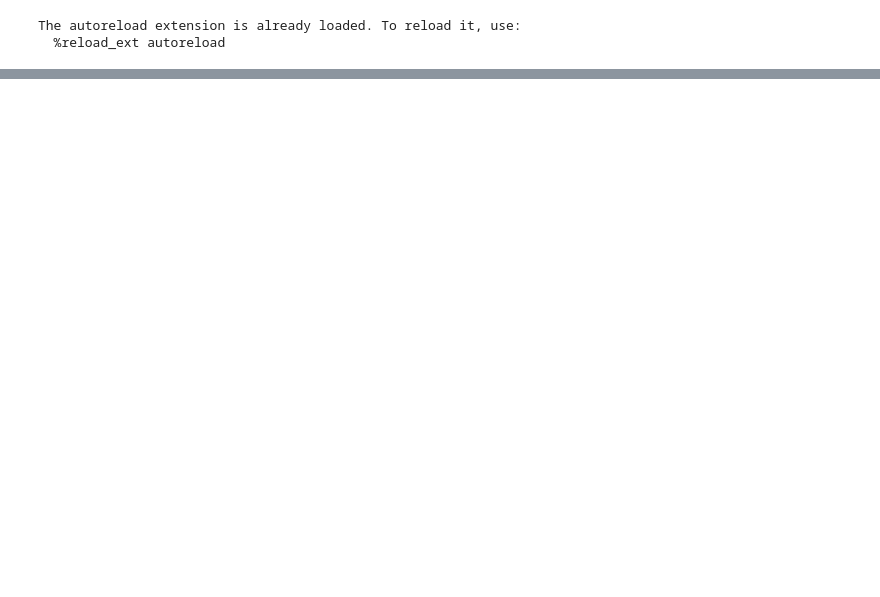
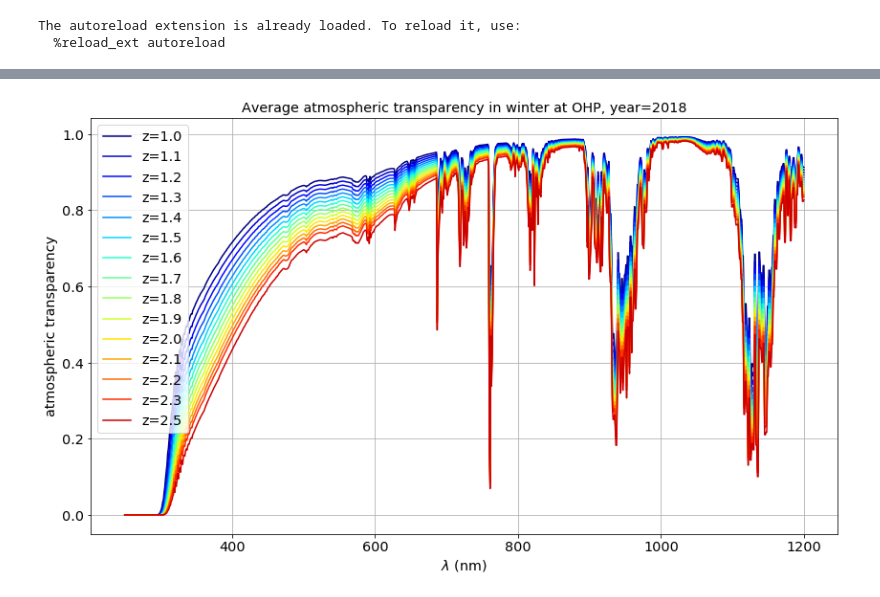
Before and after one commit to sylvielsstfr/GMAOMERRA2, a Jupyter notebook: atmtranspsim_ohp/SimulationAirTransparencyOHP2018.ipynb, the cells around one changed output, grey strips where cells are left out. Cells and saved outputs as stored; diff of their text form; code cells hidden in the pictures; blank space fills up the shorter version.

```diff
--- a/atmtranspsim_ohp/SimulationAirTransparencyOHP2018.ipynb
+++ b/atmtranspsim_ohp/SimulationAirTransparencyOHP2018.ipynb
@@ -89,0 +171,16 @@ plt.ylim(0.9,1.1)
+# %%
+title="Average atmospheric transparency in winter at OHP, year={}".format(YEARSTR)
+figname="atm_transp_ohp_winter_allam_y_{}.png".format(YEARSTR)
+plt.figure(figsize=(14,8))
+for idx in np.arange(NBSIMU):
+    colorVal = scalarMap.to_rgba(idx)
+    thelabel="z={:2.1f}".format(all_airmass[idx])
+    plt.plot(atm_winter[:,0],atm_winter[:,idx+1],color=colorVal,label=thelabel)
+plt.grid(True)
+plt.title(title)
+plt.xlabel("$\lambda$ (nm)")
+plt.ylabel("atmospheric transparency")
+plt.legend(loc='upper left')
+plt.savefig(figname)
+# %% [output]
+[figure, added]
```
Also changed, not shown: parts of 33 cells of this notebook.
